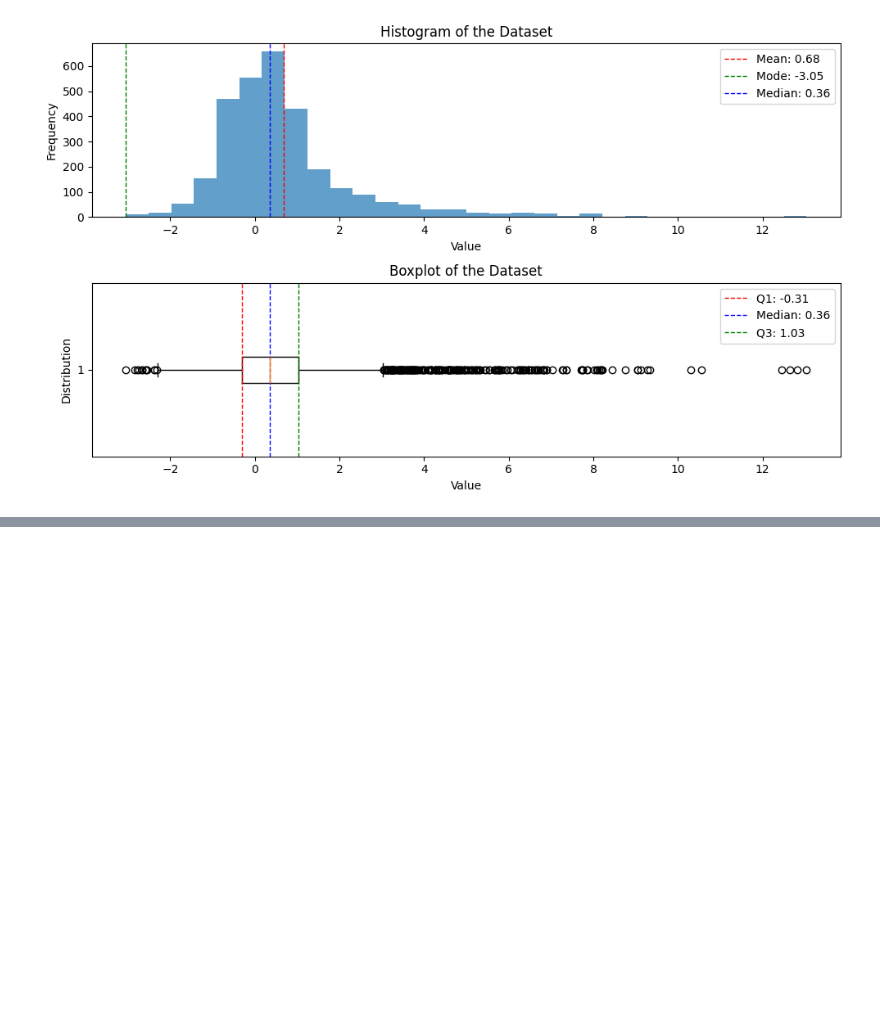
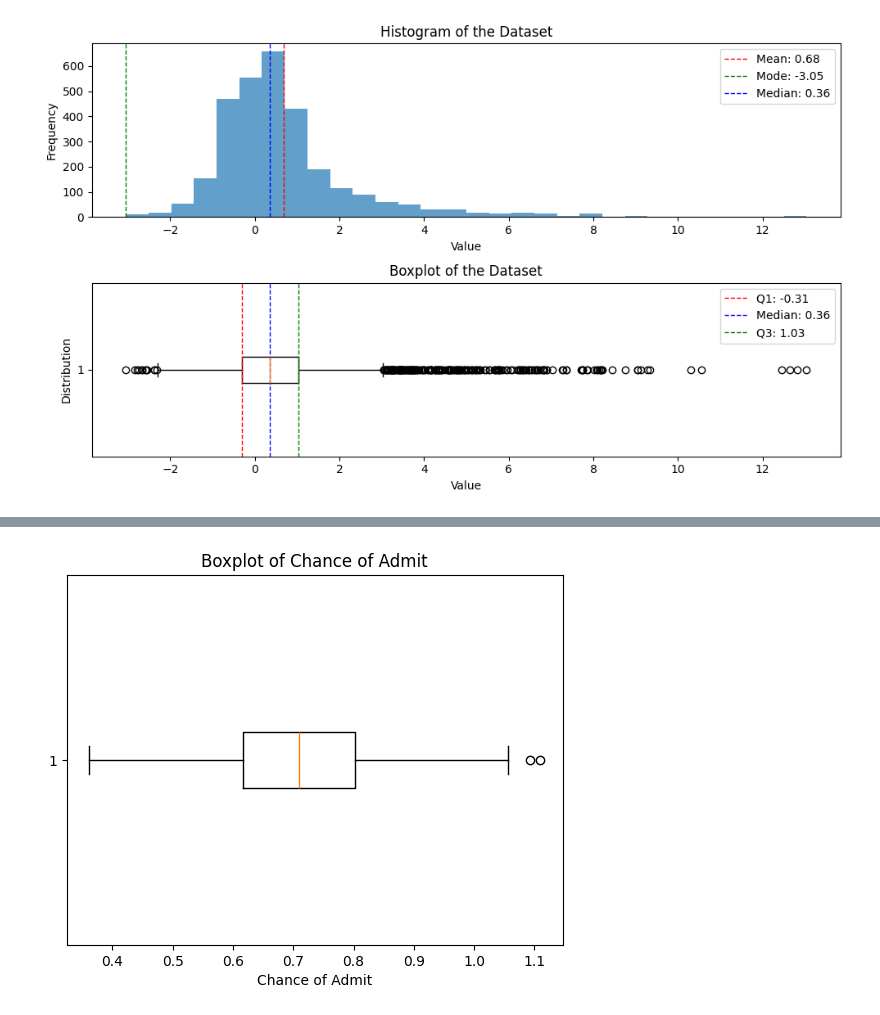
Before and after one commit to contento/lab.jupyter, a Jupyter notebook: descriptive-statistics.ipynb, the cells around one changed output, grey strips where cells are left out. Drawn from its saved outputs; the diff is of its cells as text; code cells hidden in the pictures; blank space fills up the shorter version.

```diff
--- a/descriptive-statistics.ipynb
+++ b/descriptive-statistics.ipynb
@@ -228,0 +250,8 @@ plt.show()
+# %%
+# Boxplot of Chance of Admit
+plt.boxplot(data, vert=False)
+plt.xlabel('Chance of Admit')
+plt.title('Boxplot of Chance of Admit')
+plt.show()
+# %% [output]
+[figure, added]
```
Also changed, not shown: parts of 3 cells of this notebook.
